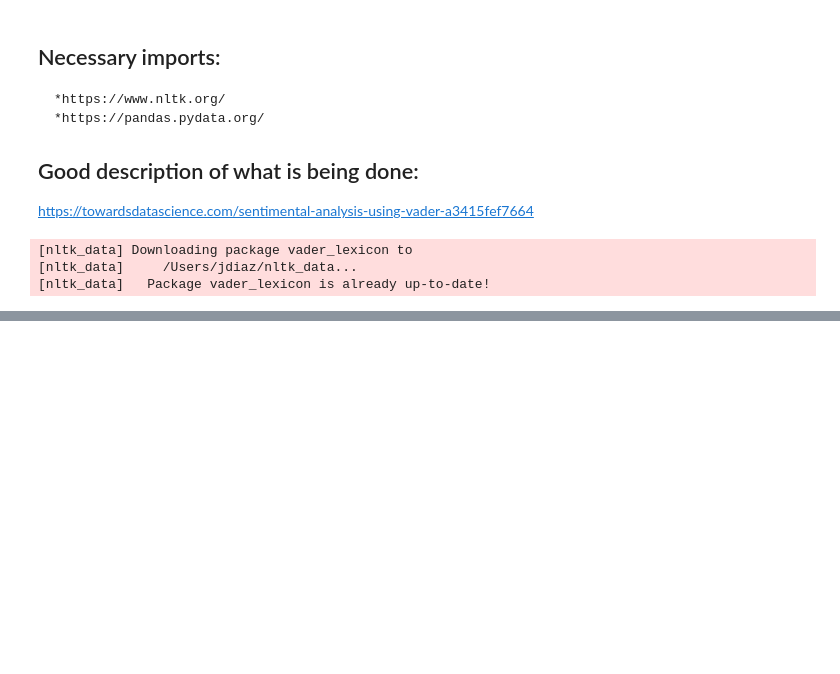
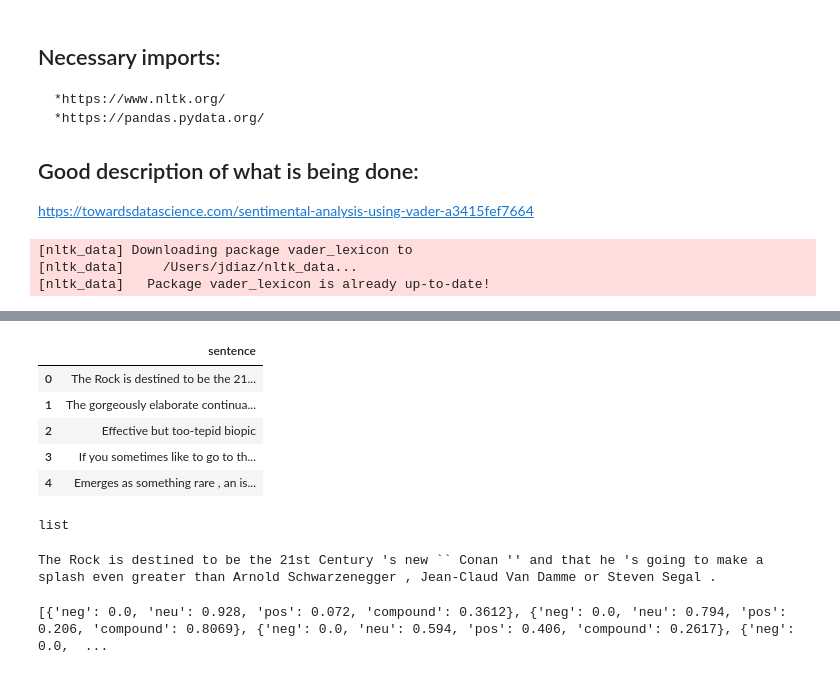
Before and after one commit to jdiazcoto/sentiment-analysis-with-nltk-and-vader, a Jupyter notebook: Untitled.ipynb, the cells around one changed output, grey strips where cells are left out. Drawn from its saved outputs; the diff is of its cells as text; code cells hidden in the pictures; blank space fills up the shorter version.

```diff
--- a/Untitled.ipynb
+++ b/Untitled.ipynb
@@ -45,0 +48,10 @@ df.head()
+# %%
+df_sentences = pd.DataFrame(df['sentence'])
+    df['score'] = df['review'].apply(lambda review:sid.polarity_scores(str(review)))
+# %% [output]
+|  | sentence |
+| 0 | The Rock is destined to be the 21... |
+| 1 | The gorgeously elaborate continua... |
+| 2 | Effective but too-tepid biopic |
+| 3 | If you sometimes like to go to th... |
+| 4 | Emerges as something rare , an is... |
@@ -45,0 +65,4 @@ df.head()
+# %%
+type(sentence_list)
+# %% [output]
+list
@@ -45,0 +79,8 @@ df.head()
+# %%
+print(a)
+# %% [output]
+The Rock is destined to be the 21st Century 's new `` Conan '' and that he 's going to make a splash even greater than Arnold Schwarzenegger , Jean-Claud Van Damme or Steven Segal .
+# %%
+print(polarbear)
+# %% [output]
+[{'neg': 0.0, 'neu': 0.928, 'pos': 0.072, 'compound': 0.3612}, {'neg': 0.0, 'neu': 0.794, 'pos': 0.206, 'compound': 0.8069}, {'neg': 0.0, 'neu': 0.594, 'pos': 0.406, 'compound': 0.2617}, {'neg': 0.0,  ...
```
Also changed, not shown: parts of 9 cells of this notebook, 1 other file.
